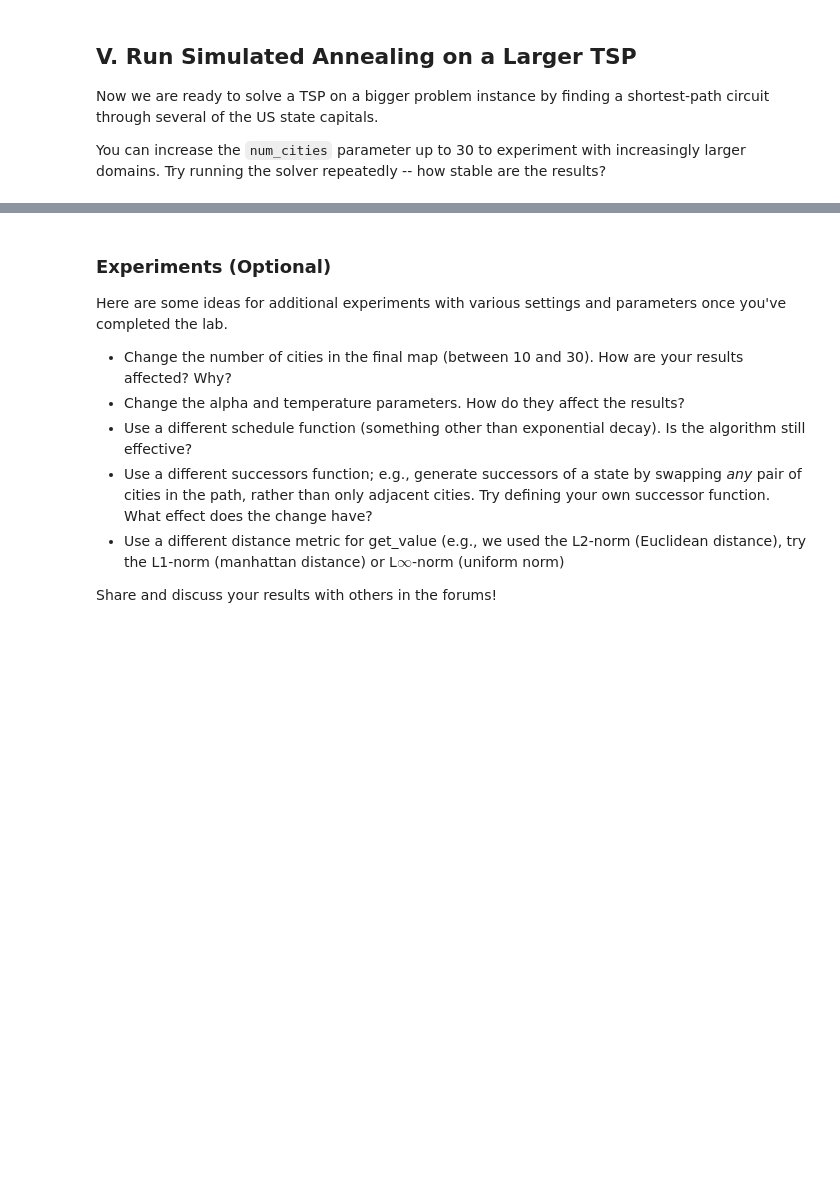
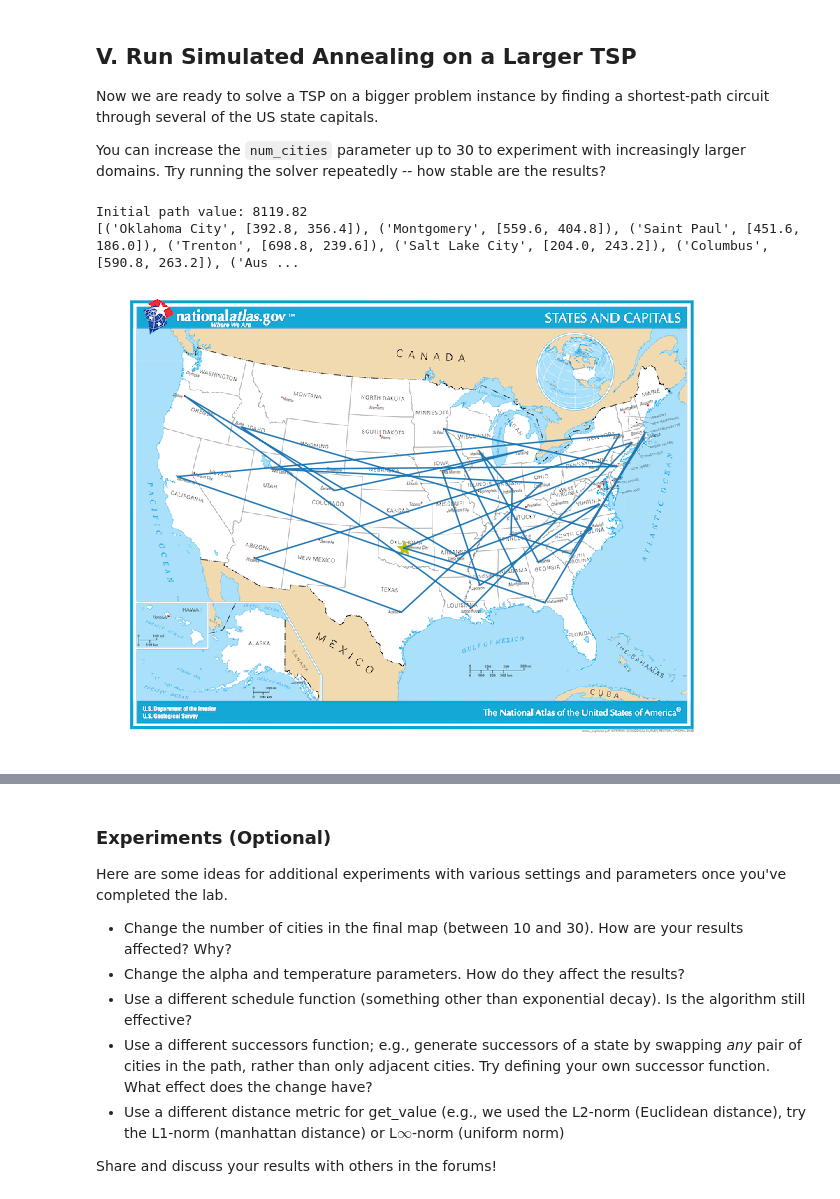
Before and after one commit to diegocasmo/udacity-aind, a Jupyter notebook: simulated-annealing/AIND-Simulated_Annealing.ipynb, the cells around one changed output, grey strips where cells are left out. Drawn from its saved outputs; the diff is of its cells as text; code cells hidden in the pictures; blank space fills up the shorter version.

```diff
--- a/simulated-annealing/AIND-Simulated_Annealing.ipynb
+++ b/simulated-annealing/AIND-Simulated_Annealing.ipynb
@@ -279,12 +298,16 @@ Now we are ready to solve a TSP on a bigger problem instance by finding a shorte
 You can increase the `num_cities` parameter up to 30 to experiment with increasingly larger domains.  Try running the solver repeatedly -- how stable are the results?
 # %%
 # Create the problem instance and plot the initial state
-num_cities = 10
+num_cities = 30
 capitals_tsp = TravelingSalesmanProblem(capitals_list[:num_cities])
 starting_city = capitals_list[0]
 print("Initial path value: {:.2f}".format(-capitals_tsp.get_value()))
 print(capitals_list[:num_cities])  # The start/end point is indicated with a yellow star
 show_path(capitals_tsp.coords, starting_city)
+# %% [output]
+Initial path value: 8119.82
+[('Oklahoma City', [392.8, 356.4]), ('Montgomery', [559.6, 404.8]), ('Saint Paul', [451.6, 186.0]), ('Trenton', [698.8, 239.6]), ('Salt Lake City', [204.0, 243.2]), ('Columbus', [590.8, 263.2]), ('Aus ...
+[figure, added]
 # %%
 # set the decay rate and initial temperature parameters, then run simulated annealing to solve the TSP
 alpha = 0.95
```
Also changed, not shown: parts of 6 cells of this notebook.
